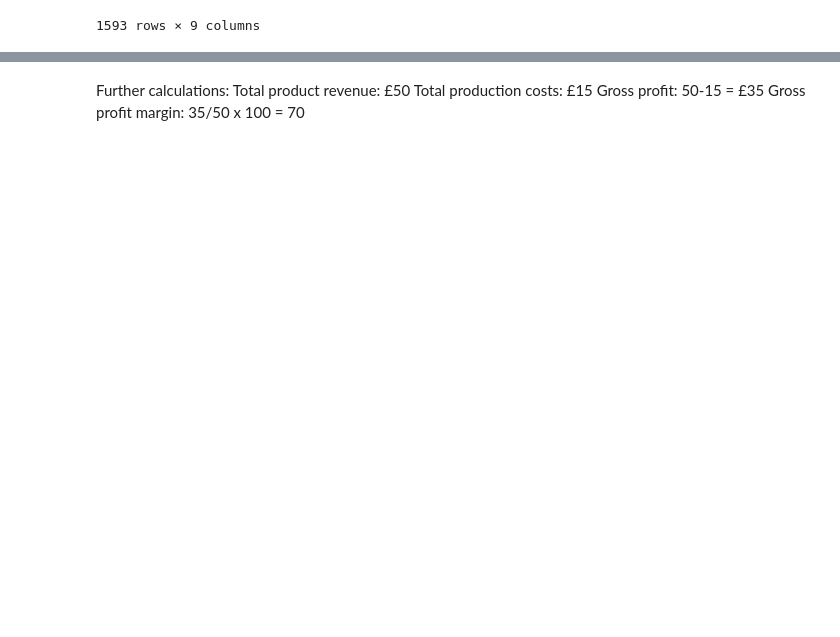
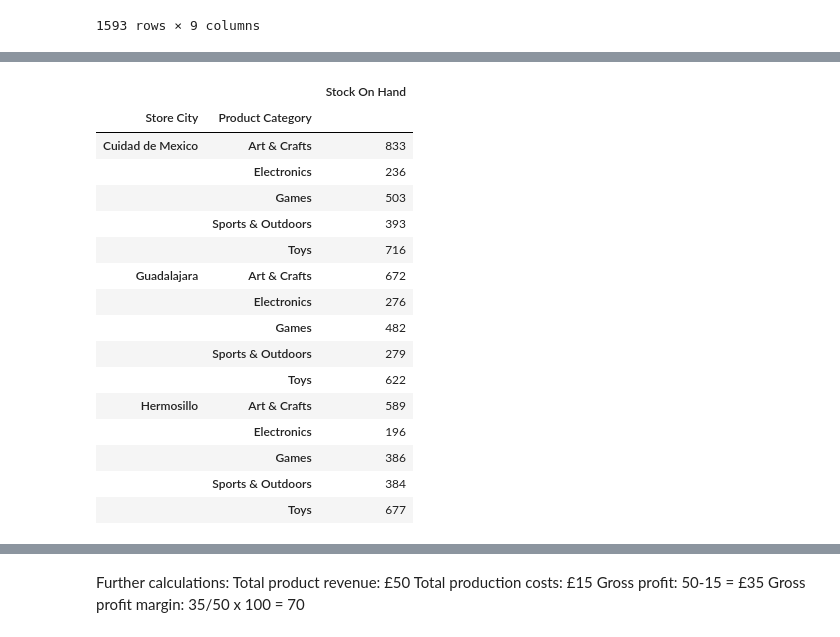
Before and after one commit to Lunczer93/Python_Project_2_Mexico_Toy_Sales, a Jupyter notebook: Python Project 2 Mexico Toy Sales.ipynb, the cells around one changed output, grey strips where cells are left out. Saved outputs shown, nothing was run; the diff lists cells and outputs as text; code cells hidden in the pictures; blank space fills up the shorter version.

```diff
--- a/Python Project 2 Mexico Toy Sales.ipynb
+++ b/Python Project 2 Mexico Toy Sales.ipynb
@@ -447,0 +508,21 @@ dfMergedLeftStoredAndProductToInventory
+# %%
+StoreCities = ['Cuidad de Mexico','Guadalajara','Hermosillo',]
+Top3ProductCategory.loc[StoreCities]
+# %% [output]
+|  |  | Stock On Hand |
+| Store City | Product Category |  |
+| Cuidad de Mexico | Art & Crafts | 833 |
+|  | Electronics | 236 |
+|  | Games | 503 |
+|  | Sports & Outdoors | 393 |
+|  | Toys | 716 |
+| Guadalajara | Art & Crafts | 672 |
+|  | Electronics | 276 |
+|  | Games | 482 |
+|  | Sports & Outdoors | 279 |
+|  | Toys | 622 |
+| Hermosillo | Art & Crafts | 589 |
+|  | Electronics | 196 |
+|  | Games | 386 |
+|  | Sports & Outdoors | 384 |
+|  | Toys | 677 |
```
Also changed, not shown: parts of 21 cells of this notebook.
